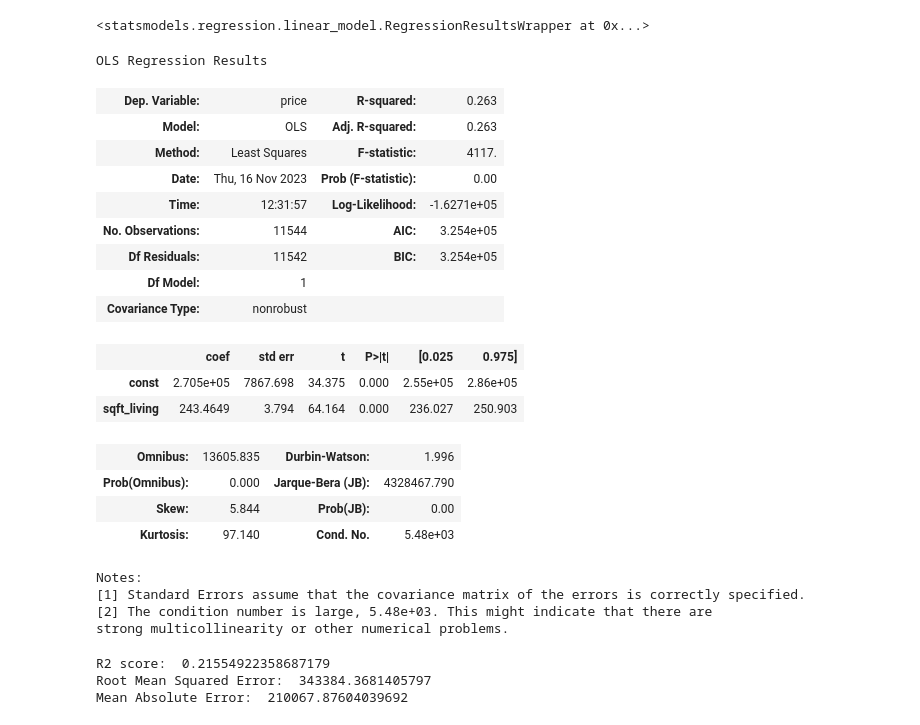
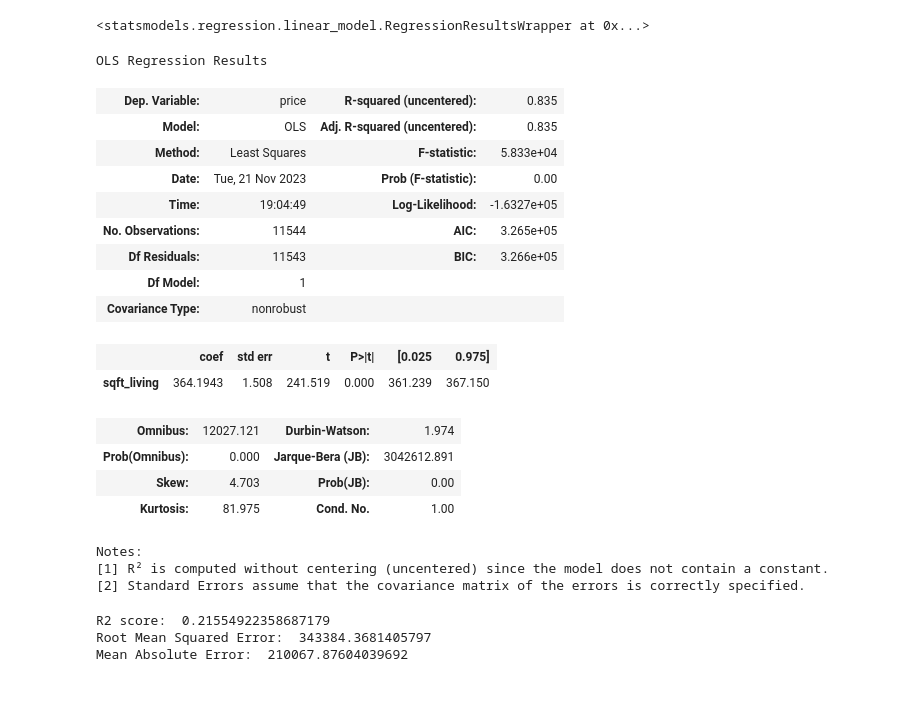
Before and after one commit to adammarianacci/Real_Estate_Analysis, a Jupyter notebook: notebook.ipynb, the cells around one changed output. Cells and saved outputs as stored; diff of their text form; code cells hidden in the pictures; blank space fills up the shorter version.

```diff
--- a/notebook.ipynb
+++ b/notebook.ipynb
@@ -44,6 +44,7 @@ pd.set_option("max_columns", None) # show all cols
 pd.set_option('max_colwidth', None) # show full width of showing cols
 pd.set_option("expand_frame_repr", False) # print cols side by side as it's supposed to be
 pd.set_option('display.max_rows', 500) #show all rows
+pd.options.display.float_format = '{:.2f}'.format #surpressing scientific notation
 # %%
 # Loading the dataframe
 kc_house_data_df = pd.read_csv('data/kc_house_data.csv', index_col=0)
@@ -513,29 +514,27 @@ baseline_results
 # %% [output]
 <statsmodels.regression.linear_model.RegressionResultsWrapper at 0x...>
 # %%
-results.summary()
+baseline_results.summary()
 # %% [output]
 OLS Regression Results
-| Dep. Variable: | price | R-squared: | 0.263 |
-| Model: | OLS | Adj. R-squared: | 0.263 |
-| Method: | Least Squares | F-statistic: | 4117. |
-| Date: | Thu, 16 Nov 2023 | Prob (F-statistic): | 0.00 |
-| Time: | 12:31:57 | Log-Likelihood: | -1.6271e+05 |
-| No. Observations: | 11544 | AIC: | 3.254e+05 |
-| Df Residuals: | 11542 | BIC: | 3.254e+05 |
+| Dep. Variable: | price | R-squared (uncentered): | 0.835 |
+| Model: | OLS | Adj. R-squared (uncentered): | 0.835 |
+| Method: | Least Squares | F-statistic: | 5.833e+04 |
+| Date: | Tue, 21 Nov 2023 | Prob (F-statistic): | 0.00 |
+| Time: | 19:04:49 | Log-Likelihood: | -1.6327e+05 |
+| No. Observations: | 11544 | AIC: | 3.265e+05 |
+| Df Residuals: | 11543 | BIC: | 3.266e+05 |
 | Df Model: | 1 |  |  |
 | Covariance Type: | nonrobust |  |  |
 |  | coef | std err | t | P>|t| | [0.025 | 0.975] |
-| const | 2.705e+05 | 7867.698 | 34.375 | 0.000 | 2.55e+05 | 2.86e+05 |
-| sqft_living | 243.4649 | 3.794 | 64.164 | 0.000 | 236.027 | 250.903 |
+| sqft_living | 364.1943 | 1.508 | 241.519 | 0.000 | 361.239 | 367.150 |
-| Omnibus: | 13605.835 | Durbin-Watson: | 1.996 |
-| Prob(Omnibus): | 0.000 | Jarque-Bera (JB): | 4328467.790 |
-| Skew: | 5.844 | Prob(JB): | 0.00 |
-| Kurtosis: | 97.140 | Cond. No. | 5.48e+03 |
+| Omnibus: | 12027.121 | Durbin-Watson: | 1.974 |
+| Prob(Omnibus): | 0.000 | Jarque-Bera (JB): | 3042612.891 |
+| Skew: | 4.703 | Prob(JB): | 0.00 |
+| Kurtosis: | 81.975 | Cond. No. | 1.00 |
 Notes:
-[1] Standard Errors assume that the covariance matrix of the errors is correctly specified.
-[2] The condition number is large, 5.48e+03. This might indicate that there are
-strong multicollinearity or other numerical problems.
+[1] R² is computed without centering (uncentered) since the model does not contain a constant.
+[2] Standard Errors assume that the covariance matrix of the errors is correctly specified.
 # %%
 y_pred0 = baseline_results.predict(X_test['sqft_living'])
 evaluate_model(y_test,y_pred0,baseline_model)
```
Also changed, not shown: parts of 19 cells of this notebook.
